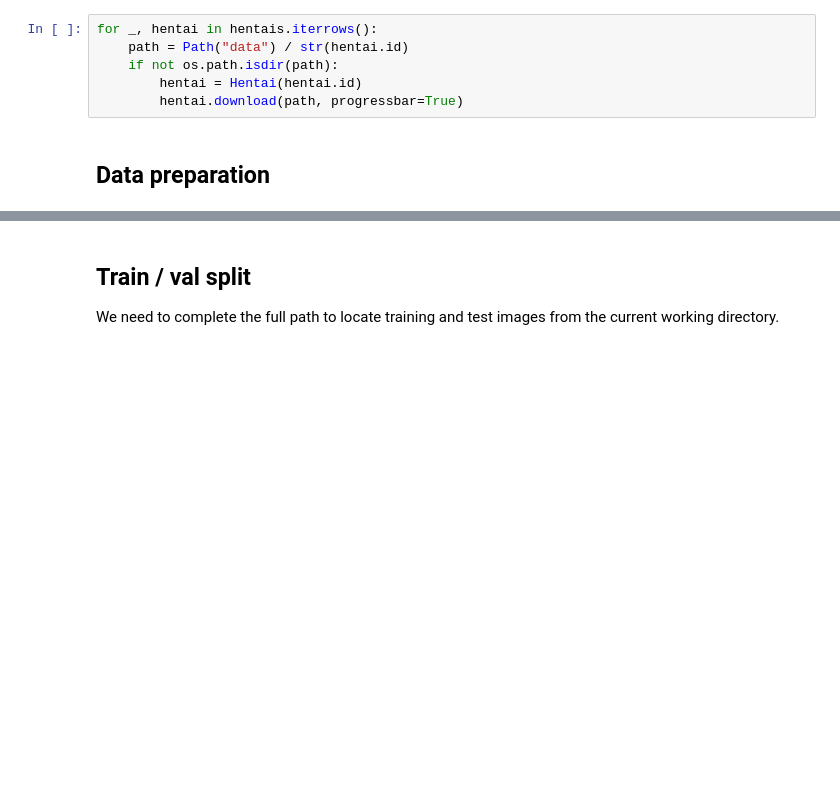
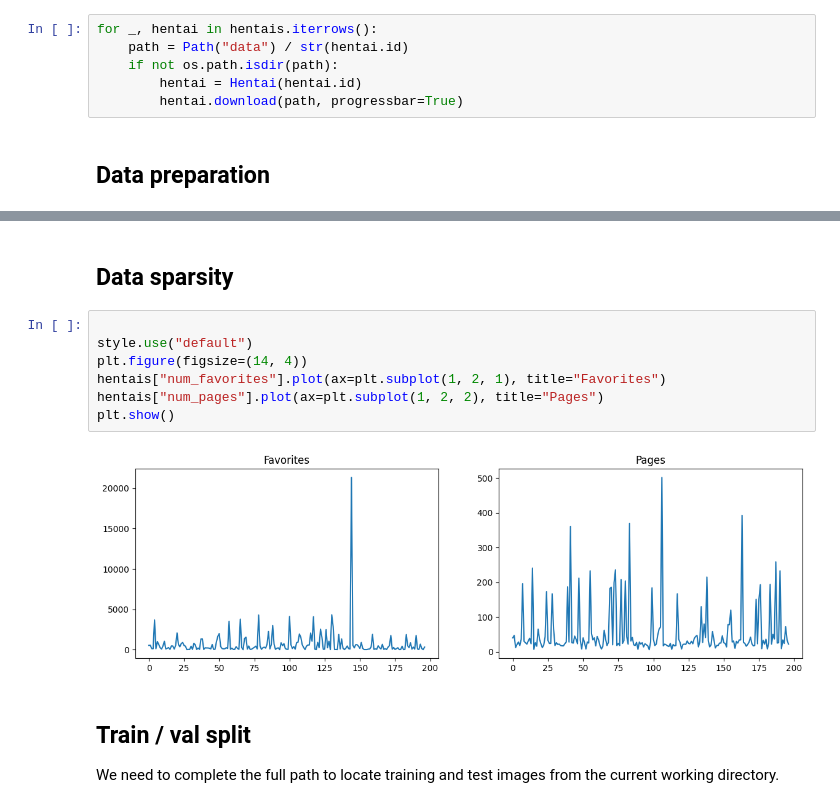
Before and after one commit to shikanime/bepeka, a Jupyter notebook: model.ipynb, the cells around one changed output, grey strips where cells are left out. Saved outputs shown, nothing was run; the diff lists cells and outputs as text; blank space fills up the shorter version.

```diff
--- a/model.ipynb
+++ b/model.ipynb
@@ -89,3 +89,14 @@ plt.show()
+# %% [markdown]
+## Data sparsity
+# %%
+
+style.use("default")
+plt.figure(figsize=(14, 4))
+hentais["num_favorites"].plot(ax=plt.subplot(1, 2, 1), title="Favorites")
+hentais["num_pages"].plot(ax=plt.subplot(1, 2, 2), title="Pages")
+plt.show()
+# %% [output]
+[figure, added]
 # %% [markdown]
 ## Train / val split
 
```
Also changed, not shown: parts of 8 cells of this notebook, 1 other file.
